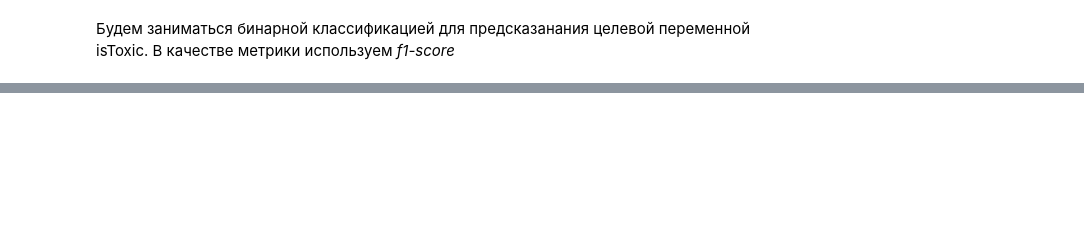
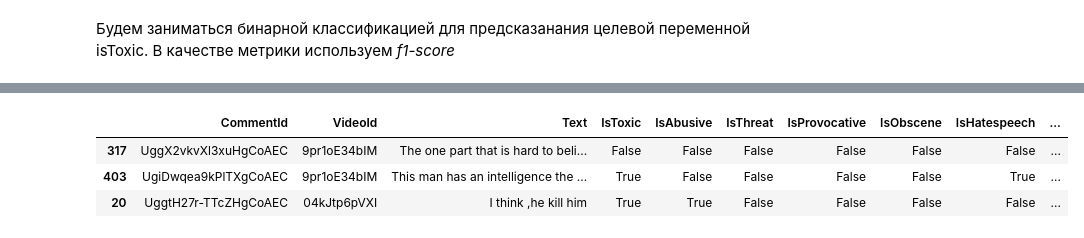
Before and after one commit to setday/HSE_ML_SP2024, a Jupyter notebook: notebooks/start.ipynb, the cells around one changed output, grey strips where cells are left out. Cells and saved outputs as stored; diff of their text form; code cells hidden in the pictures; blank space fills up the shorter version.

```diff
--- a/notebooks/start.ipynb
+++ b/notebooks/start.ipynb
@@ -42,0 +144,9 @@ df2.IsToxic.apply(int).hist()
+# %%
+df2_lemmatized = df2.copy()
+df2_lemmatized['comment_text'] = refactor_data(df2_lemmatized['Text'])
+df2_lemmatized.sample(3)
+# %% [output]
+|  | CommentId | VideoId | Text | IsToxic | IsAbusive | IsThreat | IsProvocative | IsObscene | IsHatespeech | ... |
+| 317 | UggX2vkvXl3xuHgCoAEC | 9pr1oE34bIM | The one part that is hard to beli... | False | False | False | False | False | False | ... |
+| 403 | UgiDwqea9kPlTXgCoAEC | 9pr1oE34bIM | This man has an intelligence the ... | True | False | False | False | False | True | ... |
+| 20 | UggtH27r-TTcZHgCoAEC | 04kJtp6pVXI | I think ,he kill him | True | True | False | False | False | False | ... |
```
Also changed, not shown: parts of 9 cells of this notebook, 1 other file.
